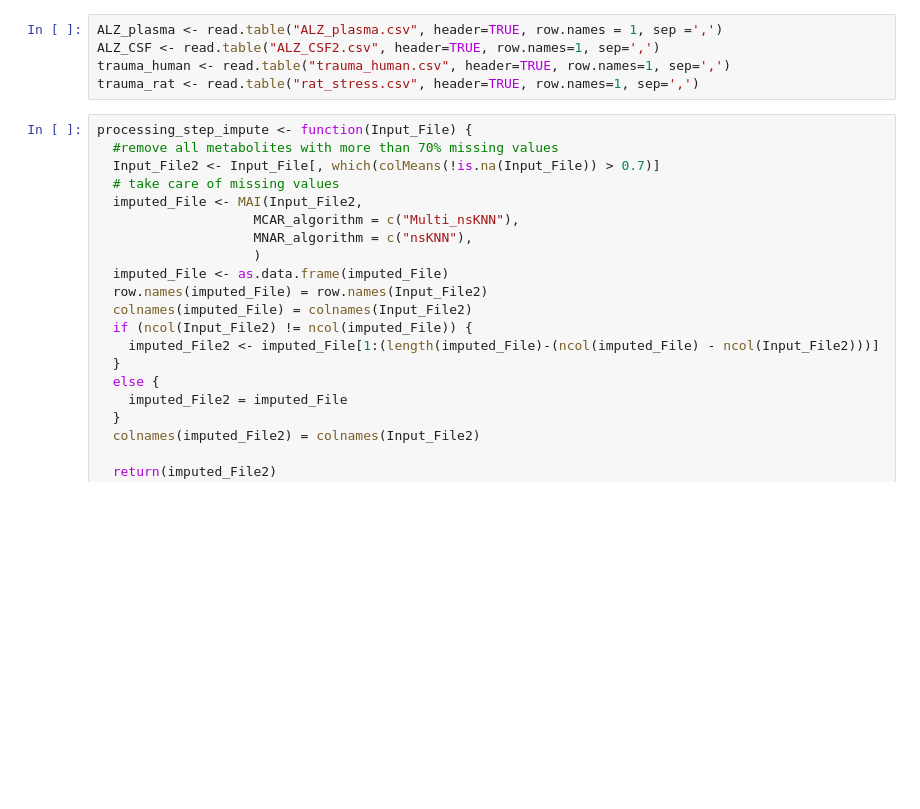
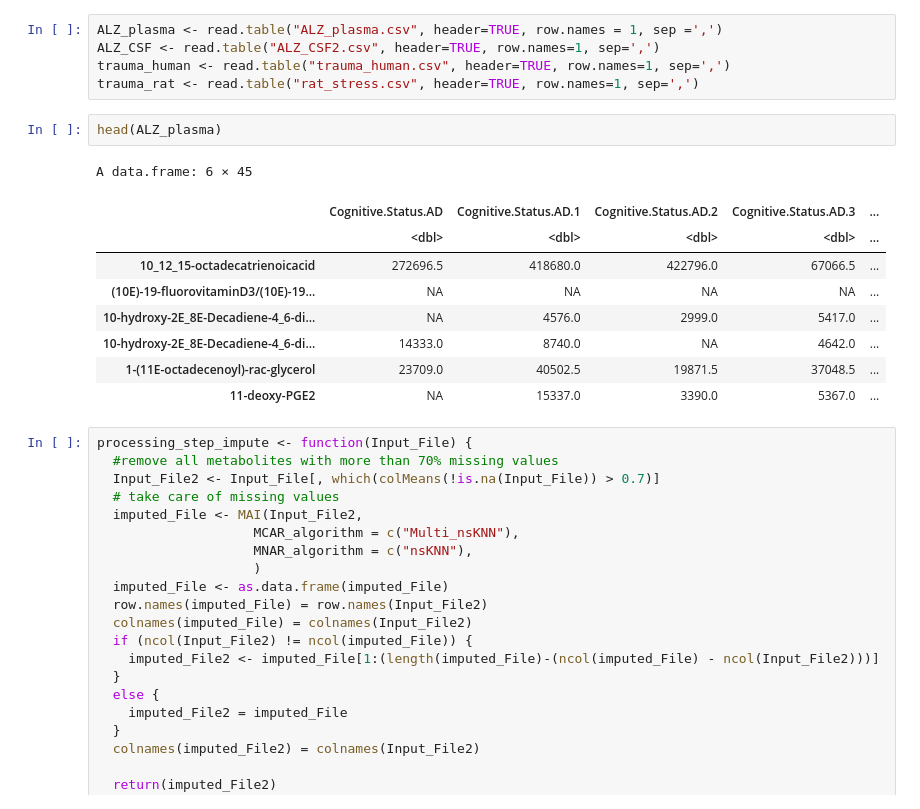
Before and after one commit to squinton-gcu/Data-Science, a Jupyter notebook: Thesis/Modules/Processing_Module_R.ipynb, the cells around one changed output. Cells and saved outputs as stored; diff of their text form; blank space fills up the shorter version.

```diff
--- a/Thesis/Modules/Processing_Module_R.ipynb
+++ b/Thesis/Modules/Processing_Module_R.ipynb
@@ -90,6 +90,18 @@ ALZ_plasma <- read.table("ALZ_plasma.csv", header=TRUE, row.names = 1, sep =',')
 ALZ_CSF <- read.table("ALZ_CSF2.csv", header=TRUE, row.names=1, sep=',')
 trauma_human <- read.table("trauma_human.csv", header=TRUE, row.names=1, sep=',')
 trauma_rat <- read.table("rat_stress.csv", header=TRUE, row.names=1, sep=',')
+# %%
+head(ALZ_plasma)
+# %% [output]
+A data.frame: 6 × 45
+|  | Cognitive.Status.AD | Cognitive.Status.AD.1 | Cognitive.Status.AD.2 | Cognitive.Status.AD.3 | ... |
+|  | <dbl> | <dbl> | <dbl> | <dbl> | ... |
+| 10_12_15-octadecatrienoicacid | 272696.5 | 418680.0 | 422796.0 | 67066.5 | ... |
+| (10E)-19-fluorovitaminD3/(10E)-19... | NA | NA | NA | NA | ... |
+| 10-hydroxy-2E_8E-Decadiene-4_6-di... | NA | 4576.0 | 2999.0 | 5417.0 | ... |
+| 10-hydroxy-2E_8E-Decadiene-4_6-di... | 14333.0 | 8740.0 | NA | 4642.0 | ... |
+| 1-(11E-octadecenoyl)-rac-glycerol | 23709.0 | 40502.5 | 19871.5 | 37048.5 | ... |
+| 11-deoxy-PGE2 | NA | 15337.0 | 3390.0 | 5367.0 | ... |
 # %%
 processing_step_impute <- function(Input_File) {
   #remove all metabolites with more than 70% missing values
```
Also changed, not shown: parts of 6 cells of this notebook.
